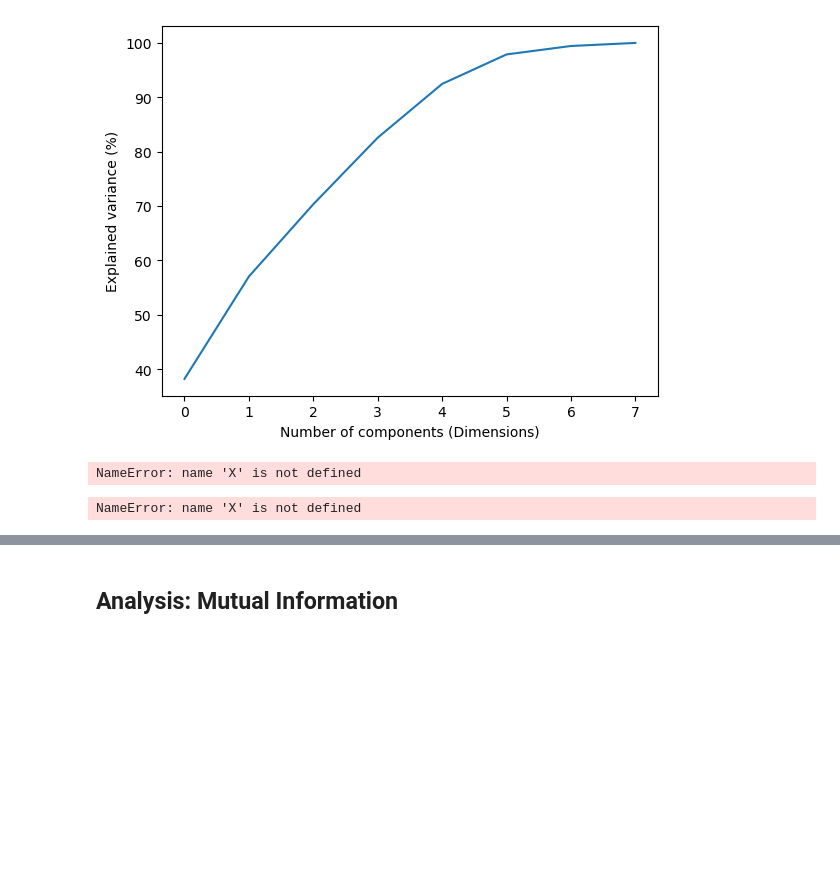
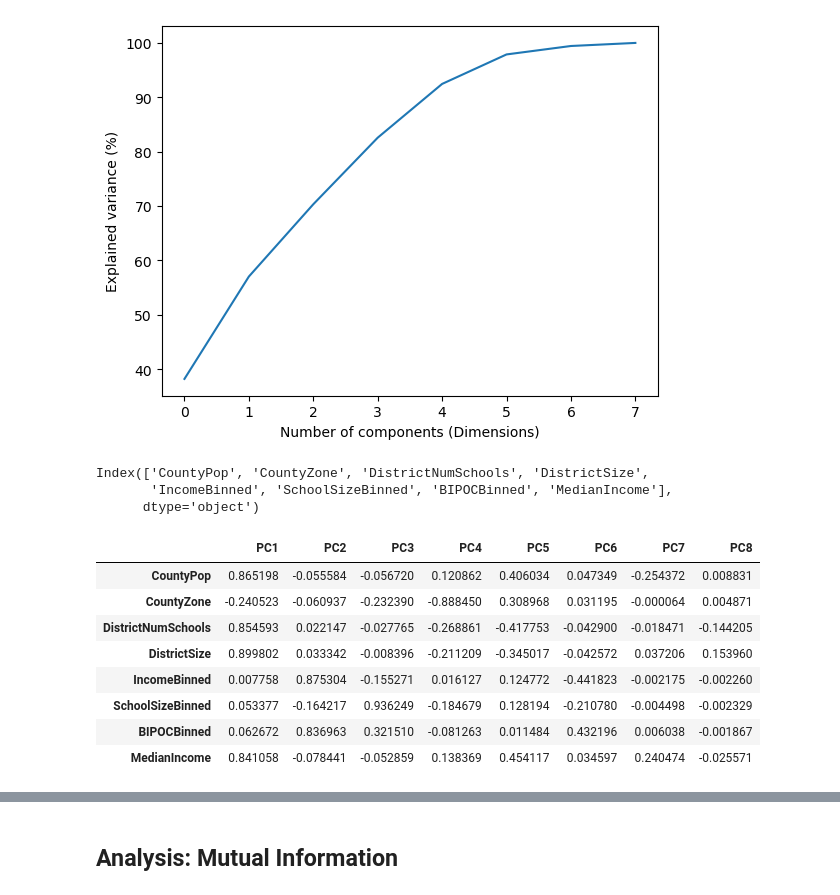
Before and after one commit to brinkbrink/WA_CS_v2, a Jupyter notebook: SchoolAnalysis.ipynb, the cells around one changed output, grey strips where cells are left out. Drawn from its saved outputs; the diff is of its cells as text; code cells hidden in the pictures; blank space fills up the shorter version.

```diff
--- a/SchoolAnalysis.ipynb
+++ b/SchoolAnalysis.ipynb
@@ -680,14 +678,24 @@ Variances (Percentage):
   1.55186857  0.56507952]
 Text(0, 0.5, 'Explained variance (%)')
 [figure]
-# %%
-X.columns
-# %% [output]
-NameError: name 'X' is not defined
-# %%
-feature_names = X.columns
-loadings = pca.components_.T * np.sqrt(pca.explained_variance_)
-loading_matrix = pd.DataFrame(loadings, columns=['PC1', 'PC2', 'PC3', 'PC4', 'PC5', 'PC6', 'PC7', 'PC8'], index=feature_names)
-loading_matrix
-# %% [output]
-NameError: name 'X' is not defined
+# %%
+X_to_scale.columns
+# %% [output]
+Index(['CountyPop', 'CountyZone', 'DistrictNumSchools', 'DistrictSize',
+       'IncomeBinned', 'SchoolSizeBinned', 'BIPOCBinned', 'MedianIncome'],
+      dtype='object')
+# %%
+feature_names = X_to_scale.columns
+loadings = pca.components_.T * np.sqrt(pca.explained_variance_)
+loading_matrix = pd.DataFrame(loadings, columns=['PC1', 'PC2', 'PC3', 'PC4', 'PC5', 'PC6', 'PC7', 'PC8'], index=feature_names)
+loading_matrix
+# %% [output]
+|  | PC1 | PC2 | PC3 | PC4 | PC5 | PC6 | PC7 | PC8 |
+| CountyPop | 0.865198 | -0.055584 | -0.056720 | 0.120862 | 0.406034 | 0.047349 | -0.254372 | 0.008831 |
+| CountyZone | -0.240523 | -0.060937 | -0.232390 | -0.888450 | 0.308968 | 0.031195 | -0.000064 | 0.004871 |
+| DistrictNumSchools | 0.854593 | 0.022147 | -0.027765 | -0.268861 | -0.417753 | -0.042900 | -0.018471 | -0.144205 |
+| DistrictSize | 0.899802 | 0.033342 | -0.008396 | -0.211209 | -0.345017 | -0.042572 | 0.037206 | 0.153960 |
+| IncomeBinned | 0.007758 | 0.875304 | -0.155271 | 0.016127 | 0.124772 | -0.441823 | -0.002175 | -0.002260 |
+| SchoolSizeBinned | 0.053377 | -0.164217 | 0.936249 | -0.184679 | 0.128194 | -0.210780 | -0.004498 | -0.002329 |
+| BIPOCBinned | 0.062672 | 0.836963 | 0.321510 | -0.081263 | 0.011484 | 0.432196 | 0.006038 | -0.001867 |
+| MedianIncome | 0.841058 | -0.078441 | -0.052859 | 0.138369 | 0.454117 | 0.034597 | 0.240474 | -0.025571 |
```
Also changed, not shown: parts of 6 cells of this notebook.
